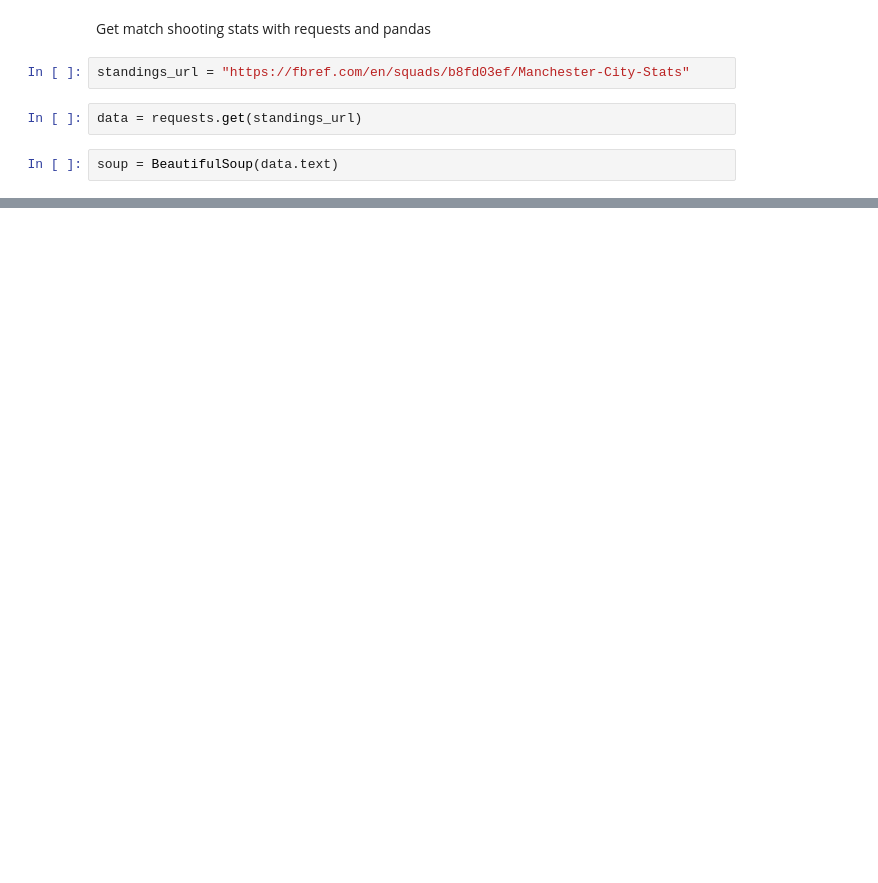
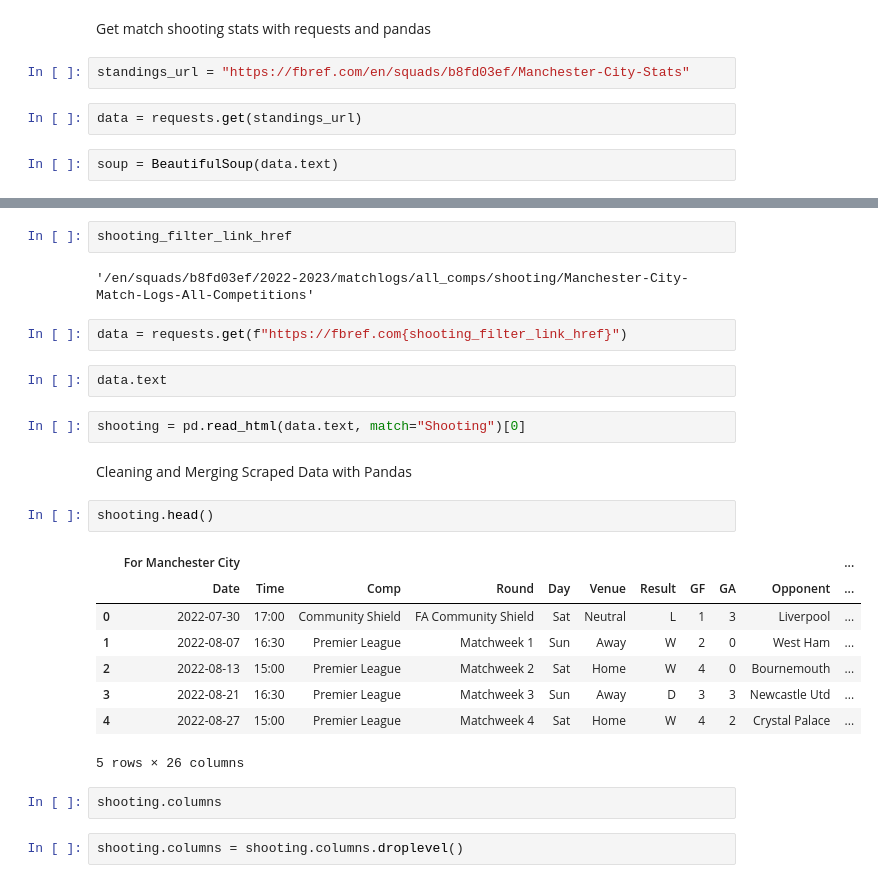
Before and after one commit to Harrylever/Jupyter-Notebooks-For-Web-Data-Scraping, a Jupyter notebook: Web_Scraping_01.ipynb, the cells around one changed output, grey strips where cells are left out. Cells and saved outputs as stored; diff of their text form; blank space fills up the shorter version.

```diff
--- a/Web_Scraping_01.ipynb
+++ b/Web_Scraping_01.ipynb
@@ -116,0 +146,27 @@ standings_table = soup.select('table.stats_table')[0]
+# %%
+shooting_filter_link_href
+# %% [output]
+'/en/squads/b8fd03ef/2022-2023/matchlogs/all_comps/shooting/Manchester-City-Match-Logs-All-Competitions'
+# %%
+data = requests.get(f"https://fbref.com{shooting_filter_link_href}")
+# %%
+data.text
+# %%
+shooting = pd.read_html(data.text, match="Shooting")[0]
+# %% [markdown]
+Cleaning and Merging Scraped Data with Pandas
+# %%
+shooting.head()
+# %% [output]
+|  | For Manchester City |  |  |  |  |  |  |  |  |  | ... |
+|  | Date | Time | Comp | Round | Day | Venue | Result | GF | GA | Opponent | ... |
+| 0 | 2022-07-30 | 17:00 | Community Shield | FA Community Shield | Sat | Neutral | L | 1 | 3 | Liverpool | ... |
+| 1 | 2022-08-07 | 16:30 | Premier League | Matchweek 1 | Sun | Away | W | 2 | 0 | West Ham | ... |
+| 2 | 2022-08-13 | 15:00 | Premier League | Matchweek 2 | Sat | Home | W | 4 | 0 | Bournemouth | ... |
+| 3 | 2022-08-21 | 16:30 | Premier League | Matchweek 3 | Sun | Away | D | 3 | 3 | Newcastle Utd | ... |
+| 4 | 2022-08-27 | 15:00 | Premier League | Matchweek 4 | Sat | Home | W | 4 | 2 | Crystal Palace | ... |
+5 rows × 26 columns
+# %%
+shooting.columns
+# %%
+shooting.columns = shooting.columns.droplevel()
```
Also changed, not shown: parts of 18 cells of this notebook.
